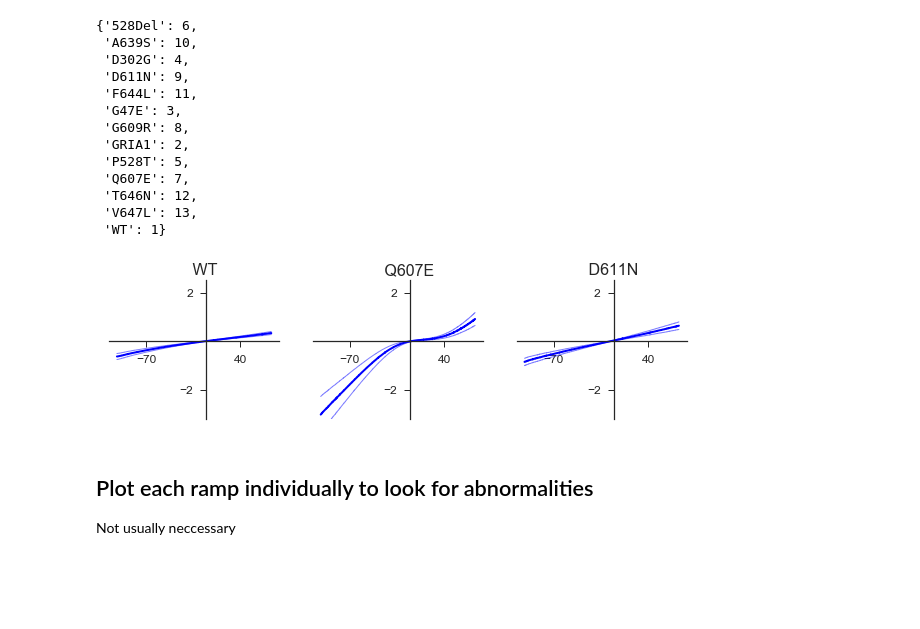
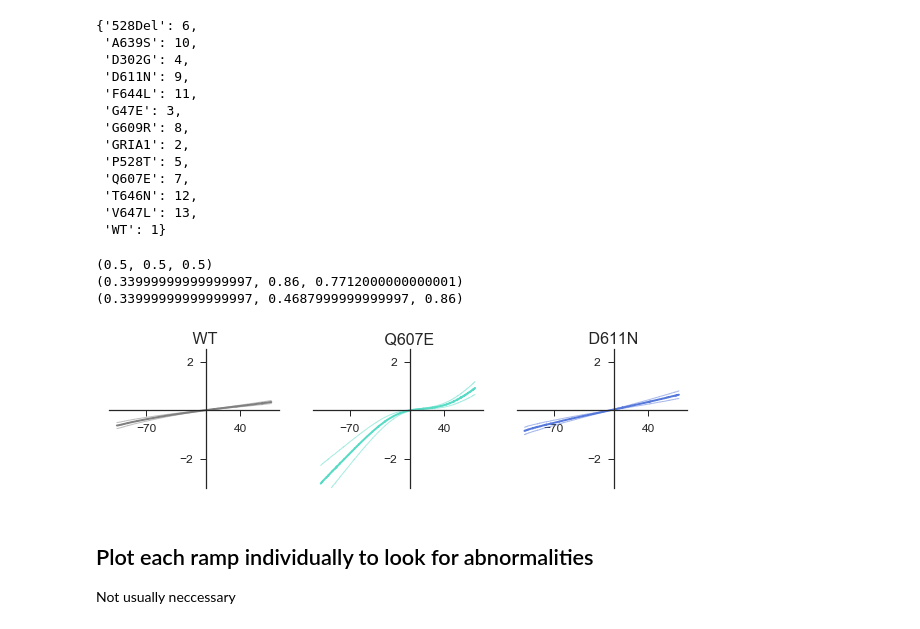
Before and after one commit to KullmannLab/AMPA_Synaptopathies, a Jupyter notebook: AMPAtraceProcessing_March11_2019_homomers.ipynb, the cells around one changed output. Drawn from its saved outputs; the diff is of its cells as text; code cells hidden in the pictures; blank space fills up the shorter version.

Commit message:
Added colorscheme2 by hand to ramps graphs

```diff
--- a/AMPAtraceProcessing_March11_2019_homomers.ipynb
+++ b/AMPAtraceProcessing_March11_2019_homomers.ipynb
@@ -530,6 +532,29 @@ subplots
  'T646N': 12,
  'V647L': 13,
  'WT': 1}
+# %%
+def save_fig(name, fig_object):
+    d = date.today().strftime('%y%m%d')
+    filename = d+name+'.pdf'
+    plt.savefig(filename, transparent=True)
+    pass
+# %%
+# color dictionary from GluA2 graphs
+color_dict2 = {'A639S': (0.45119999999999971, 0.33999999999999997, 0.85999999999999999),
+ 'D302G': (0.85999999999999999, 0.61119999999999997, 0.33999999999999997),
+ 'D611N': (0.33999999999999997, 0.46879999999999972, 0.85999999999999999),
+ 'F644L': (0.69120000000000026, 0.33999999999999997, 0.85999999999999999),
+ 'G47E': (0.85999999999999999, 0.37119999999999997, 0.33999999999999997),
+ 'G609R': (0.33999999999999997, 0.70879999999999954, 0.85999999999999999),
+ 'P528-530Del': (0.33999999999999997,
+  0.85999999999999999,
+  0.53120000000000012),
+ 'P528T': (0.38880000000000003, 0.85999999999999999, 0.33999999999999997),
+ 'Q607E': (0.33999999999999997, 0.85999999999999999, 0.77120000000000011),
+ 'T646N': (0.85999999999999999, 0.33999999999999997, 0.78879999999999928),
+ 'V647L': (0.85999999999999999, 0.33999999999999997, 0.54879999999999951),
+ 'WT': (0.5, 0.5, 0.5),
+ '—': (0.7, 0.7, 0.7)}
 # %%
 
 
@@ -559,9 +584,9 @@ def graph_sub(df, m, i, fig, col, sub):
     # fig, ax = plt.subplots()
 
     # print(x_mV[2:].shape == df_to_plot['neg_error'].iloc[1002:2800].shape == df_to_plot['neg_error'].iloc[1002:2800].shape)
-    plt.plot(x_mV[2:], df['mean'].iloc[1002:2800], col, lw=2)
-    plt.plot(x_mV[2:], df_to_plot['pos_error'].iloc[1002:2800], col, alpha = 0.5, lw=1)
-    plt.plot(x_mV[2:], df_to_plot['neg_error'].iloc[1002:2800], col, alpha = 0.5, lw=1)
+    plt.plot(x_mV[2:], df['mean'].iloc[1002:2800], color=col, lw=2)
+    plt.plot(x_mV[2:], df_to_plot['pos_error'].iloc[1002:2800], color=col, alpha = 0.5, lw=1)
+    plt.plot(x_mV[2:], df_to_plot['neg_error'].iloc[1002:2800], color=col, alpha = 0.5, lw=1)
     # plt.fill_between(x_mV[2:], df_to_plot['neg_error'].iloc[1002:2800],
                      # df_to_plot['pos_error'].iloc[1002:2800], col, alpha=0.3)
 
@@ -587,36 +612,43 @@ def graph_sub(df, m, i, fig, col, sub):
 
 # Following analysis: plotting ramps individually for each mutant
 fig = plt.figure(figsize=(14,14))
 
 for i, m in enumerate(Hom_mutants):
     title = m + ' subtracted ramps'
     #color = pal_monochrome[m]
     df_to_plot = pd.DataFrame()
     file_list = ramps_df['File'][ramps_df['Mutant'] == m]
     for f in file_list:
         name = f + ".EDRRampSummary.csv"
         df = pd.read_csv(name)
         df_to_plot[f] = df['Subtracted']
 
     if m == 'GRIA1':
         label = '—'
     else:
         label = m
 
     data_col = df_to_plot.columns
     df_to_plot['mean'] = df_to_plot.aggregate('mean', axis=1)/1000 #convert from pA to nA
     df_to_plot['SEM'] = df_to_plot[data_col].aggregate('sem', axis=1)/1000
     df_to_plot['pos_error'] = df_to_plot['mean']+df_to_plot['SEM']
     df_to_plot['neg_error'] = df_to_plot['mean']-df_to_plot['SEM']
 
-    graph_sub(df_to_plot, label, i, fig, col='b', sub=Hom_subplots[m])
+    color = color_dict2[label]
+    print(color)
+
+    graph_sub(df_to_plot, label, i, fig, col=color, sub=Hom_subplots[m])
 
 plt.subplots_adjust(left=None, bottom=None, right=None, top=None, wspace=None, hspace=0.5)
 
-plt.savefig('HomSubplots_Feb18.pdf', transparent=True)
+
+save_fig('Hom_RampSubplots', fig)
 plt.show()
 # %% [output]
+(0.5, 0.5, 0.5)
+(0.33999999999999997, 0.86, 0.7712000000000001)
+(0.33999999999999997, 0.4687999999999997, 0.86)
-[figure, old version]
+[figure, new version]
 # %%
 # format spines
 
```
Also changed, not shown: parts of 1 cell of this notebook.
